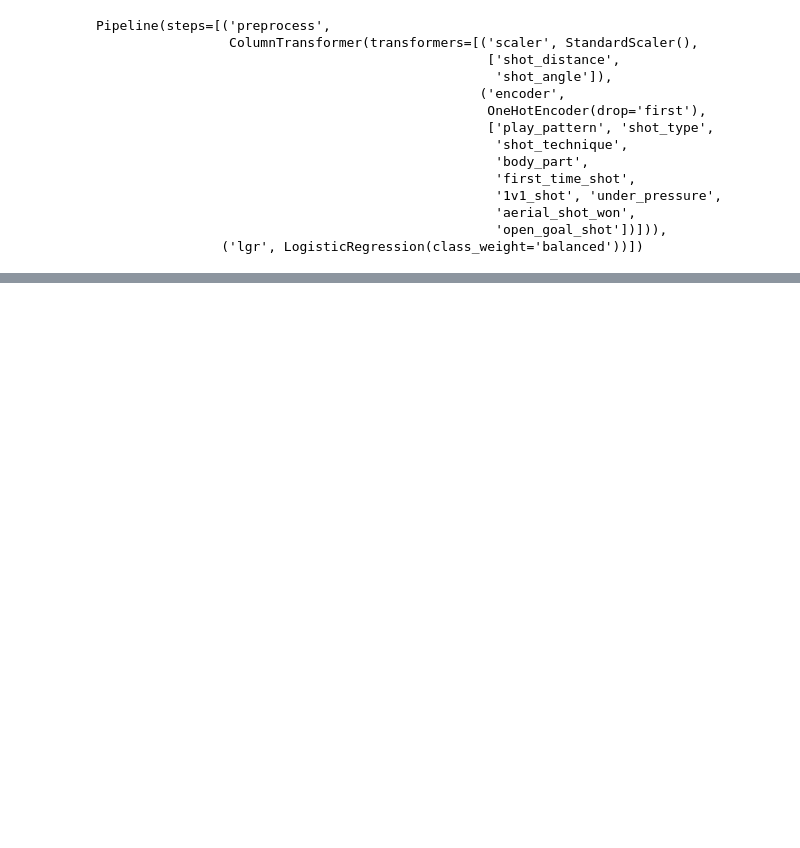
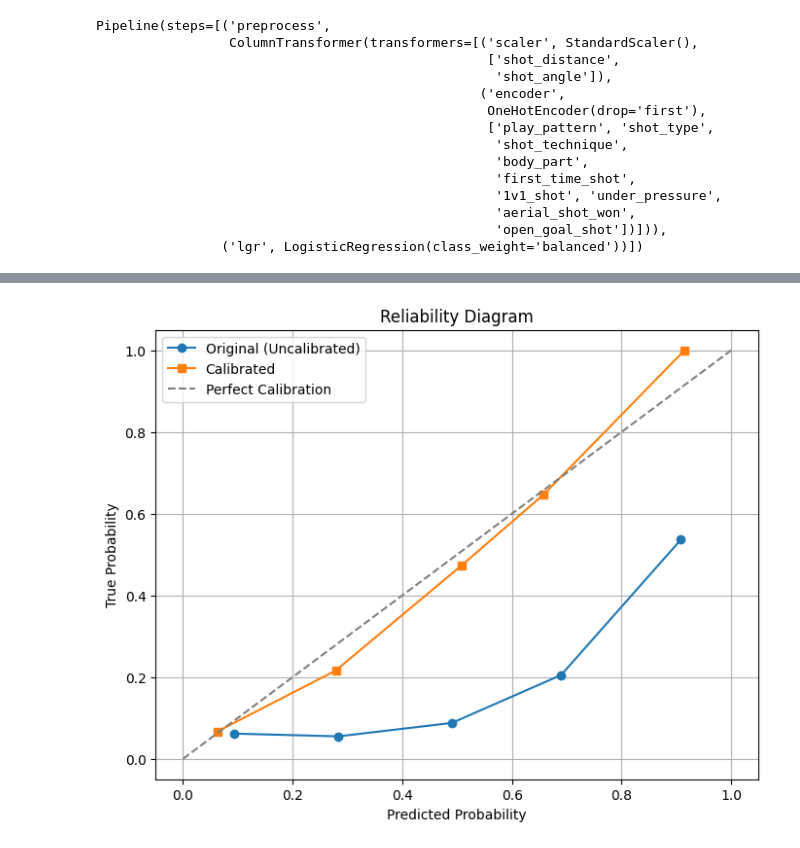
Before and after one commit to Clarkey33/Soccer-xG-Analytics-Model, a Jupyter notebook: notebooks/xG_model_datamodeling.ipynb, the cells around one changed output, grey strips where cells are left out. Cells and saved outputs as stored; diff of their text form; code cells hidden in the pictures; blank space fills up the shorter version.

```diff
--- a/notebooks/xG_model_datamodeling.ipynb
+++ b/notebooks/xG_model_datamodeling.ipynb
@@ -495,0 +619,28 @@ Best parameters for estimator:
+# %%
+from sklearn.calibration import calibration_curve
+
+# Calibration curve for original model
+prob_true, prob_pred = calibration_curve(y_test, y_pred_proba, n_bins=5)
+
+# Calibration curve for calibrated model
+cal_prob_true, cal_prob_pred = calibration_curve(y_test, calibrated_probs, n_bins=5)
+
+plt.figure(figsize=(8, 6))
+
+# Plot original
+plt.plot(prob_pred, prob_true, marker='o', label='Original (Uncalibrated)')
+
+# Plot calibrated
+plt.plot(cal_prob_pred, cal_prob_true, marker='s', label='Calibrated')
+
+# Perfectly calibrated line
+plt.plot([0, 1], [0, 1], linestyle='--', color='gray', label='Perfect Calibration')
+
+plt.title("Reliability Diagram")
+plt.xlabel("Predicted Probability")
+plt.ylabel("True Probability")
+plt.legend()
+plt.grid(True)
+plt.show()
+# %% [output]
+[figure, added]
```
Also changed, not shown: parts of 12 cells of this notebook.
